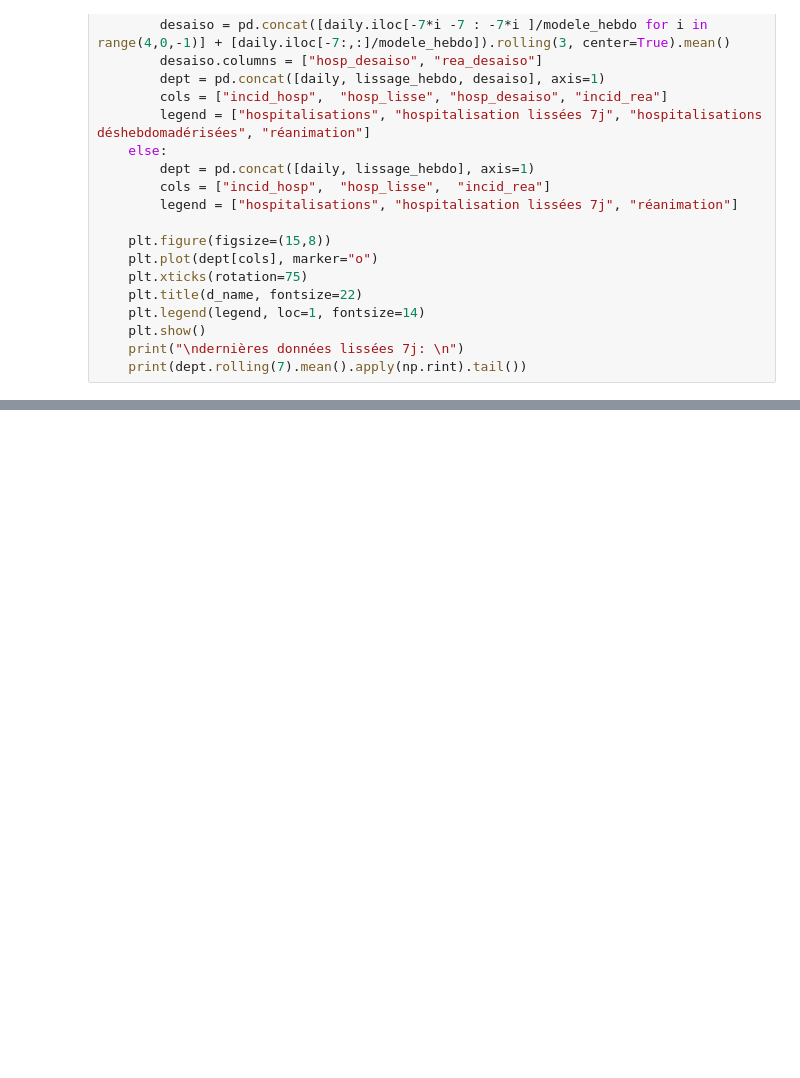
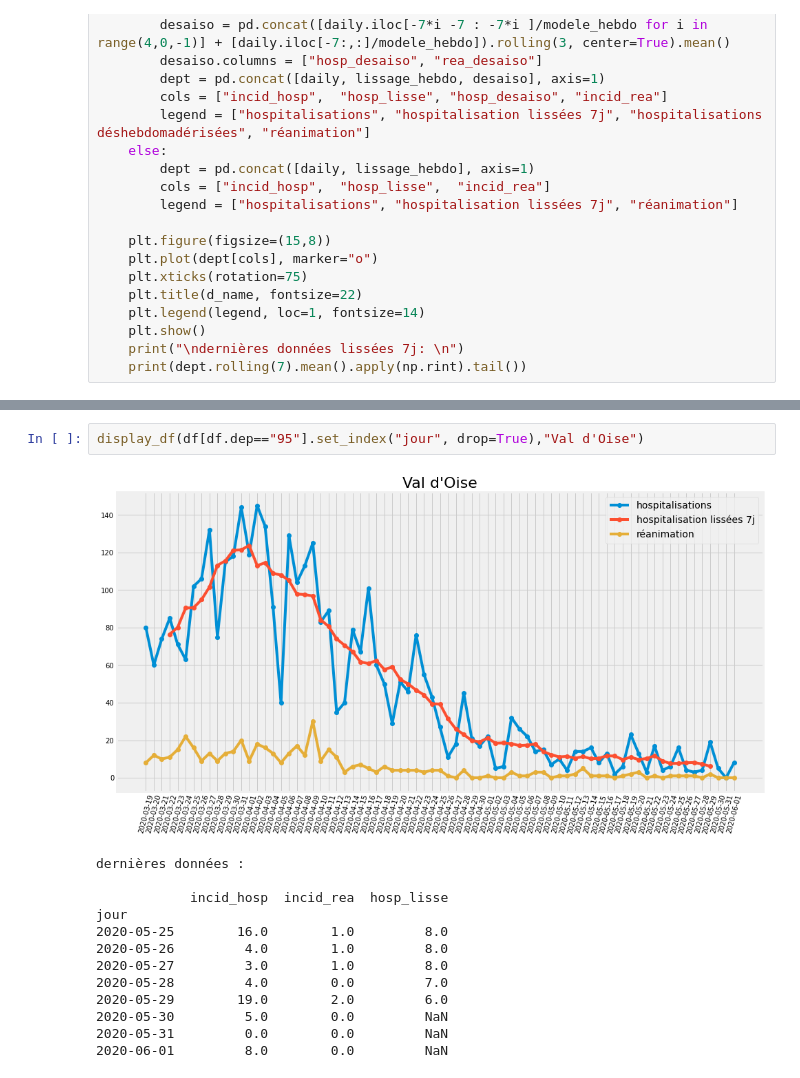
Before and after one commit to paulantoine/covid_dept, a Jupyter notebook: covid.ipynb, the cells around one changed output, grey strips where cells are left out. Saved outputs shown, nothing was run; the diff lists cells and outputs as text; blank space fills up the shorter version.

```diff
--- a/covid.ipynb
+++ b/covid.ipynb
@@ -255,0 +266,16 @@ jour
+# %%
+display_df(df[df.dep=="95"].set_index("jour", drop=True),"Val d'Oise")
+# %% [output]
+[figure, added]
+dernières données :
+
+            incid_hosp  incid_rea  hosp_lisse
+jour
+2020-05-25        16.0        1.0         8.0
+2020-05-26         4.0        1.0         8.0
+2020-05-27         3.0        1.0         8.0
+2020-05-28         4.0        0.0         7.0
+2020-05-29        19.0        2.0         6.0
+2020-05-30         5.0        0.0         NaN
+2020-05-31         0.0        0.0         NaN
+2020-06-01         8.0        0.0         NaN
```
Also changed, not shown: parts of 13 cells of this notebook.
